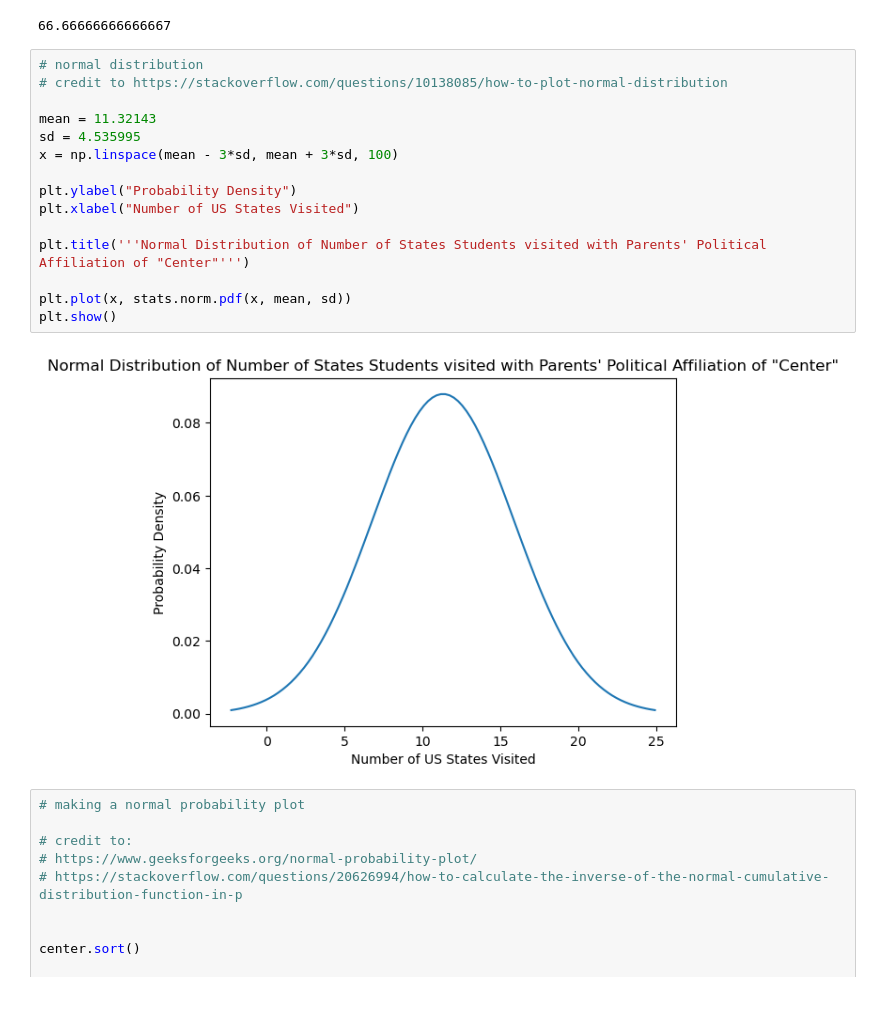
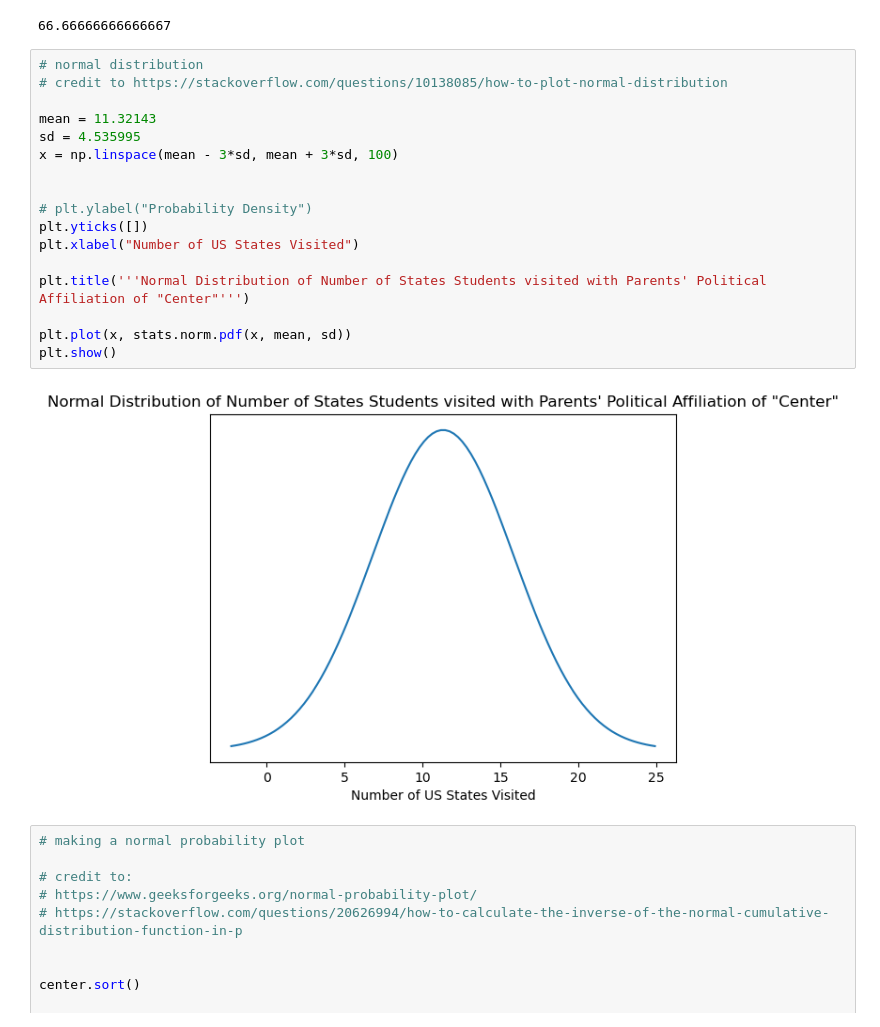
Before and after one commit to AsianUser/AP-Stats-FirstQuarterCaseStudy, a Jupyter notebook: main.ipynb, the cells around one changed output. Drawn from its saved outputs; the diff is of its cells as text.

```diff
--- a/main.ipynb
+++ b/main.ipynb
@@ -187,20 +187,22 @@ print (percentile)
 # %%
 # normal distribution
 # credit to https://stackoverflow.com/questions/10138085/how-to-plot-normal-distribution
 
 mean = 11.32143
 sd = 4.535995
 x = np.linspace(mean - 3*sd, mean + 3*sd, 100)
 
-plt.ylabel("Probability Density")
+
+# plt.ylabel("Probability Density")
+plt.yticks([])
 plt.xlabel("Number of US States Visited")
 
 plt.title('''Normal Distribution of Number of States Students visited with Parents' Political Affiliation of "Center"''')
 
 plt.plot(x, stats.norm.pdf(x, mean, sd))
 plt.show()
 # %% [output]
-[figure, old version]
+[figure, new version]
 # %%
 # making a normal probability plot
 
```
